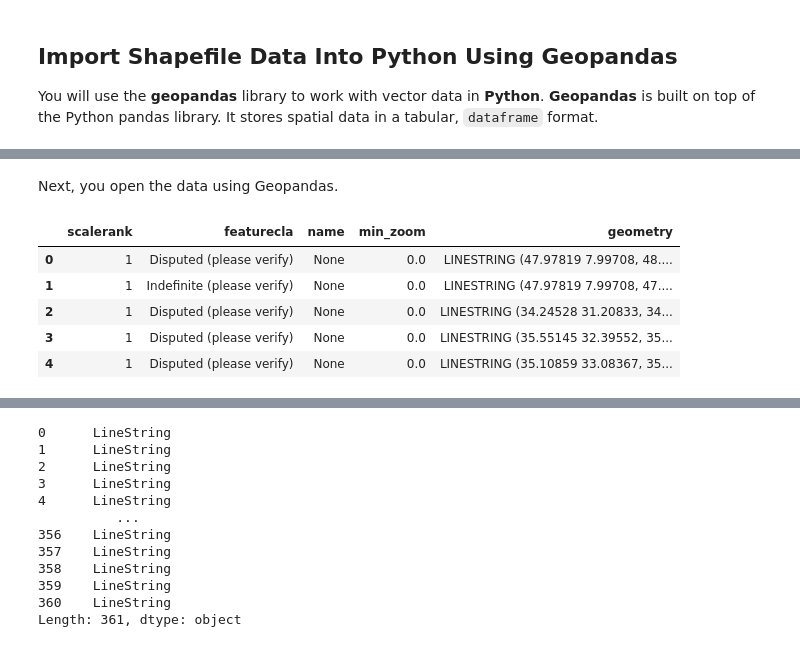
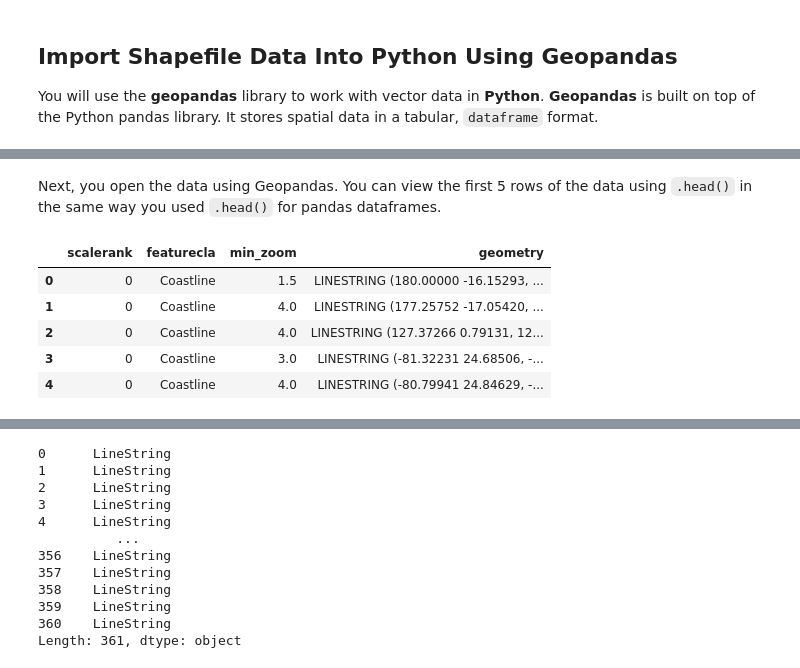
Before and after one commit to earthlab/edsc-summer-2020, a Jupyter notebook: data-types/02-intro-vector-data.ipynb, the cells around one changed output, grey strips where cells are left out. Saved outputs shown, nothing was run; the diff lists cells and outputs as text; code cells hidden in the pictures.

```diff
--- a/data-types/02-intro-vector-data.ipynb
+++ b/data-types/02-intro-vector-data.ipynb
@@ -135,20 +119,22 @@ countries.head()
-# %% [markdown]
-Next, you open the data using Geopandas.
-# %%
-# Create the path to the data
-bounday_lines_path = os.path.join("data", "earthpy-downloads",
-                                  "ne_50m_admin_0_boundary_lines_land",
-                                  "ne_50m_admin_0_boundary_lines_land.shp")
-
-# Open shapefile using geopandas
-boundary_lines = gpd.read_file(bounday_lines_path)
-# View first 5 lines of the data
-boundary_lines.head()
-# %% [output]
-|  | scalerank | featurecla | name | min_zoom | geometry |
-| 0 | 1 | Disputed (please verify) | None | 0.0 | LINESTRING (47.97819 7.99708, 48.... |
-| 1 | 1 | Indefinite (please verify) | None | 0.0 | LINESTRING (47.97819 7.99708, 47.... |
-| 2 | 1 | Disputed (please verify) | None | 0.0 | LINESTRING (34.24528 31.20833, 34... |
-| 3 | 1 | Disputed (please verify) | None | 0.0 | LINESTRING (35.55145 32.39552, 35... |
-| 4 | 1 | Disputed (please verify) | None | 0.0 | LINESTRING (35.10859 33.08367, 35... |
+# %% [markdown]
+Next, you open the data using Geopandas. You can view the first 5 rows of the
+data using `.head()` in the same way you used `.head()` for pandas dataframes.
+# %%
+coastlines_url = "https://www.naturalearthdata.com/http//www.naturalearthdata.com/download/50m/physical/ne_50m_coastline.zip"
+
+et.data.get_data(url=coastlines_url)
+
+coastlines_path = os.path.join("data", "earthpy-downloads",
+                               "ne_50m_coastline",
+                               "ne_50m_coastline.shp")
+
+coastlines = gpd.read_file(coastlines_path)
+coastlines.head()
+# %% [output]
+|  | scalerank | featurecla | min_zoom | geometry |
+| 0 | 0 | Coastline | 1.5 | LINESTRING (180.00000 -16.15293, ... |
+| 1 | 0 | Coastline | 4.0 | LINESTRING (177.25752 -17.05420, ... |
+| 2 | 0 | Coastline | 4.0 | LINESTRING (127.37266 0.79131, 12... |
+| 3 | 0 | Coastline | 3.0 | LINESTRING (-81.32231 24.68506, -... |
+| 4 | 0 | Coastline | 4.0 | LINESTRING (-80.79941 24.84629, -... |
 # %% [markdown]
```
Also changed, not shown: parts of 33 cells of this notebook.
